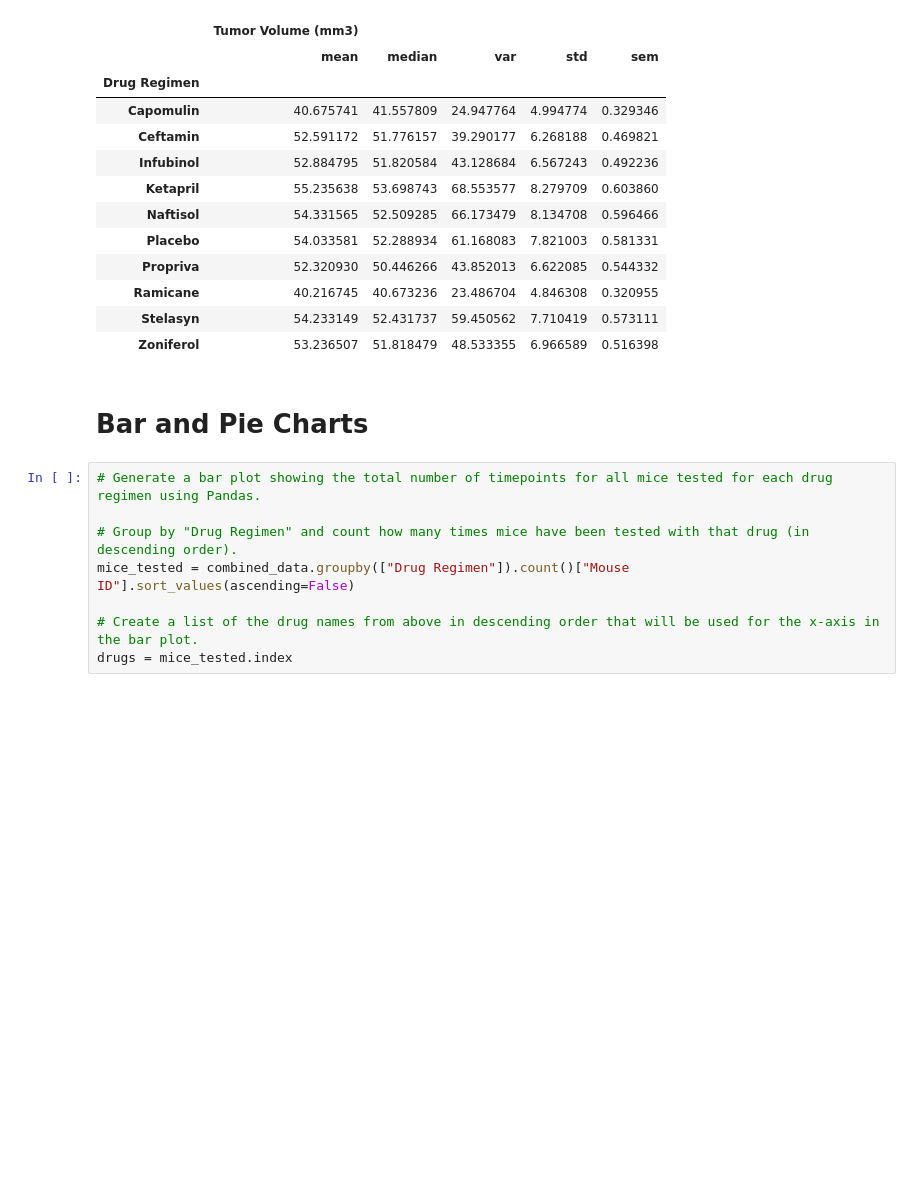
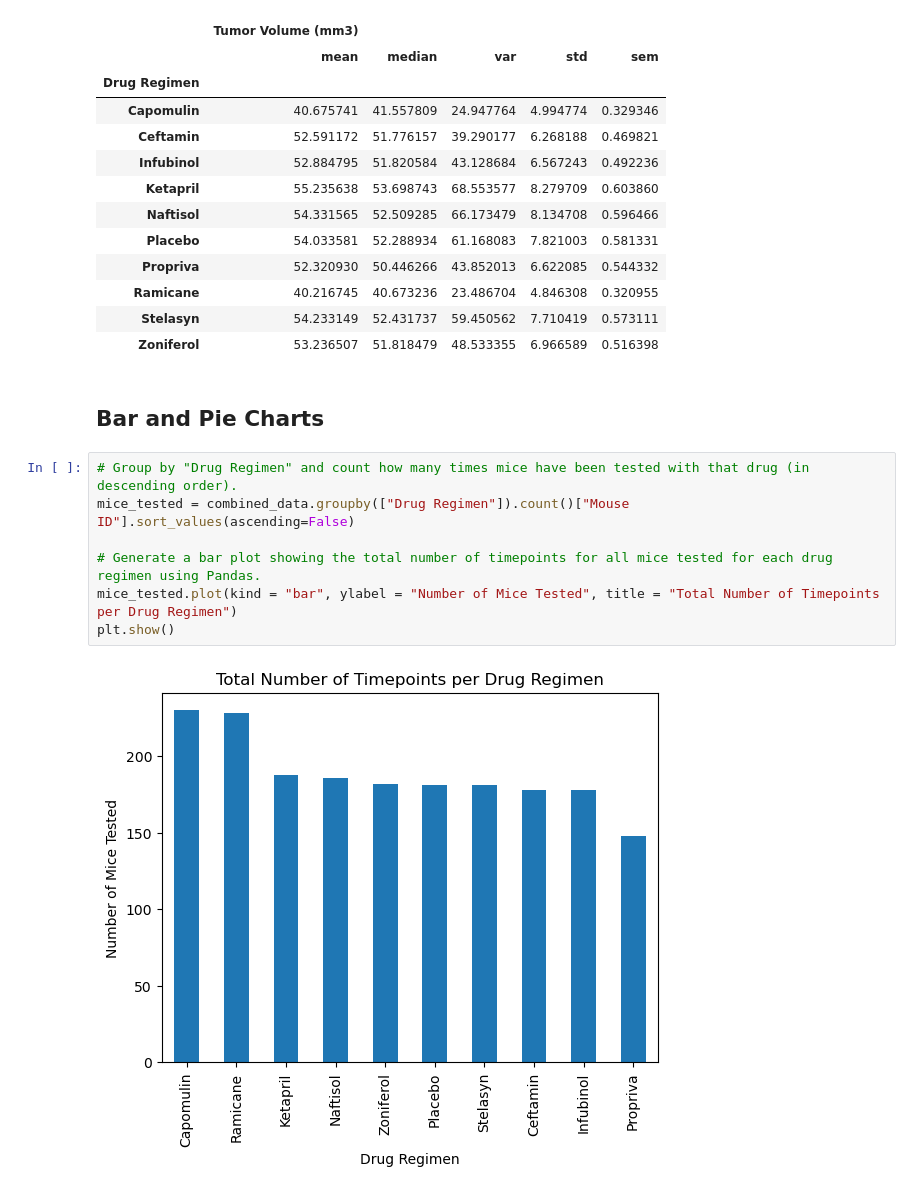
Before and after one commit to mradovic10/matplotlib-challenge, a Jupyter notebook: matplotlib-challenge.ipynb, the cells around one changed output. Saved outputs shown, nothing was run; the diff lists cells and outputs as text; blank space fills up the shorter version.

```diff
--- a/matplotlib-challenge.ipynb
+++ b/matplotlib-challenge.ipynb
@@ -139,13 +148,14 @@ tumor_by_drug_agg_summary
 | Stelasyn | 54.233149 | 52.431737 | 59.450562 | 7.710419 | 0.573111 |
 | Zoniferol | 53.236507 | 51.818479 | 48.533355 | 6.966589 | 0.516398 |
 # %% [markdown]
-# Bar and Pie Charts
+## Bar and Pie Charts
 # %%
-# Generate a bar plot showing the total number of timepoints for all mice tested for each drug regimen using Pandas.
-
 # Group by "Drug Regimen" and count how many times mice have been tested with that drug (in descending order).
 mice_tested = combined_data.groupby(["Drug Regimen"]).count()["Mouse ID"].sort_values(ascending=False)
 
-# Create a list of the drug names from above in descending order that will be used for the x-axis in the bar plot.
-drugs = mice_tested.index
+# Generate a bar plot showing the total number of timepoints for all mice tested for each drug regimen using Pandas.
+mice_tested.plot(kind = "bar", ylabel = "Number of Mice Tested", title = "Total Number of Timepoints per Drug Regimen")
+plt.show()
+# %% [output]
+[figure, added]
 # %%
```
Also changed, not shown: parts of 17 cells of this notebook, 1 other file.
